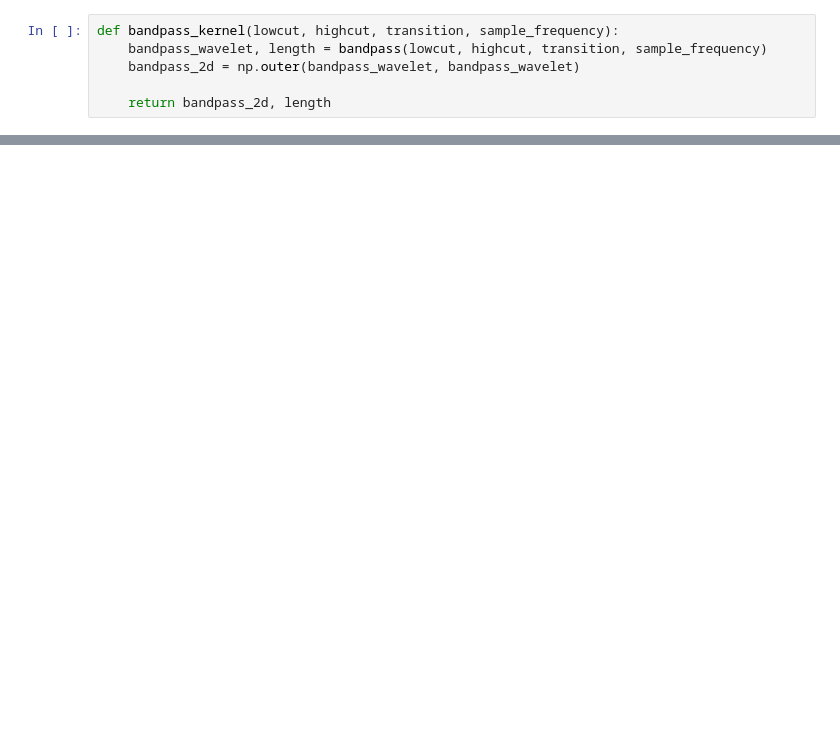
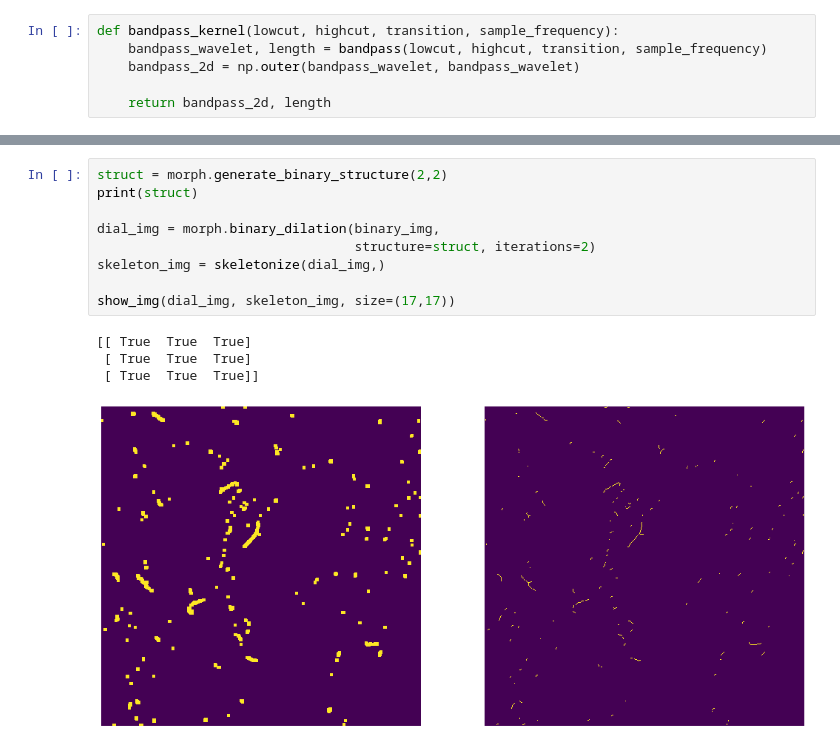
Before and after one commit to felixschloesser/DetectScratches, a Jupyter notebook: notebooks/applications/bearing_bandpass.ipynb, the cells around one changed output, grey strips where cells are left out. Cells and saved outputs as stored; diff of their text form; blank space fills up the shorter version.

```diff
--- a/notebooks/applications/bearing_bandpass.ipynb
+++ b/notebooks/applications/bearing_bandpass.ipynb
@@ -62,0 +52,14 @@ measure.find_objects(labels,max_label=3)
+# %%
+struct = morph.generate_binary_structure(2,2)
+print(struct)
+
+dial_img = morph.binary_dilation(binary_img,
+                                 structure=struct, iterations=2)
+skeleton_img = skeletonize(dial_img,)
+
+show_img(dial_img, skeleton_img, size=(17,17))
+# %% [output]
+[[ True  True  True]
+ [ True  True  True]
+ [ True  True  True]]
+[figure, added]
```
Also changed, not shown: parts of 19 cells of this notebook, 8 other files.
